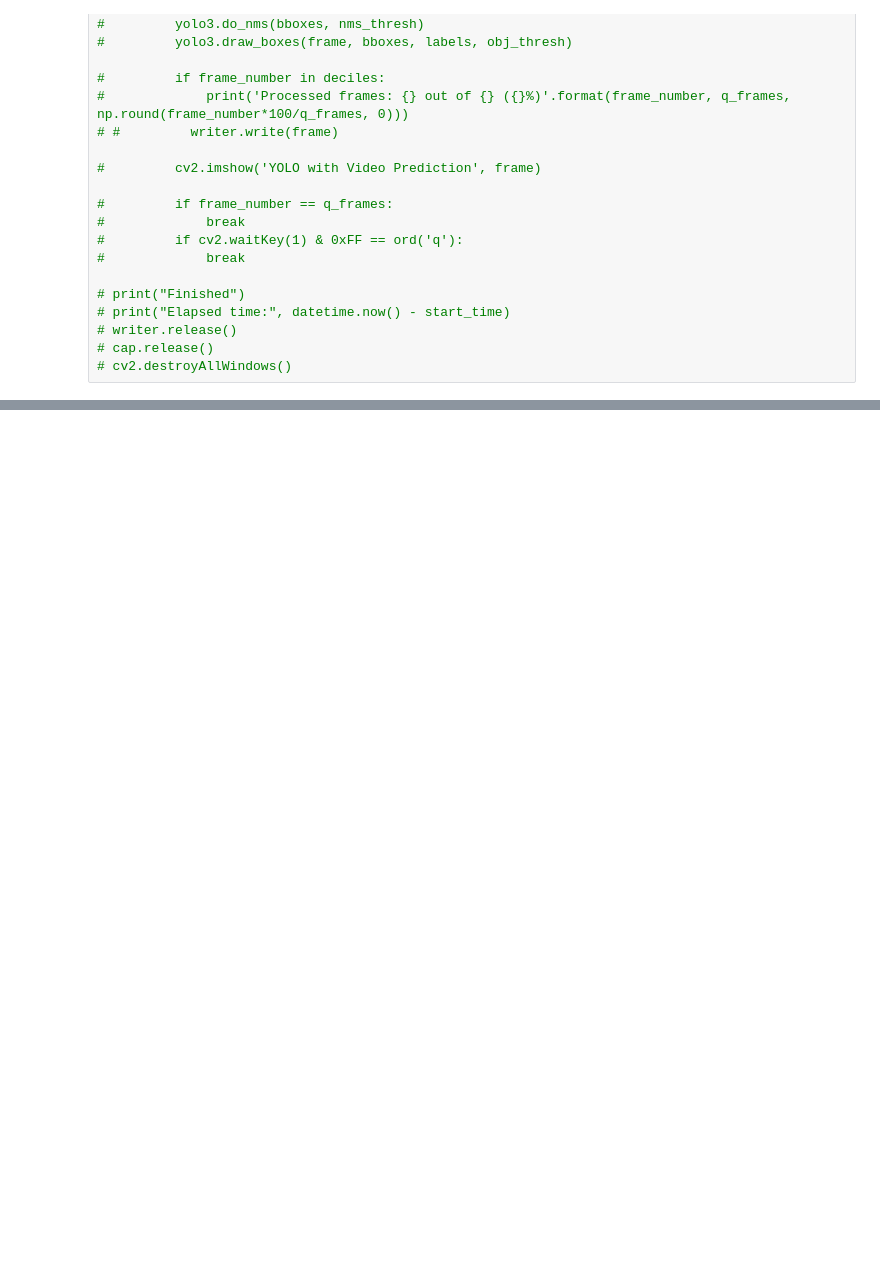
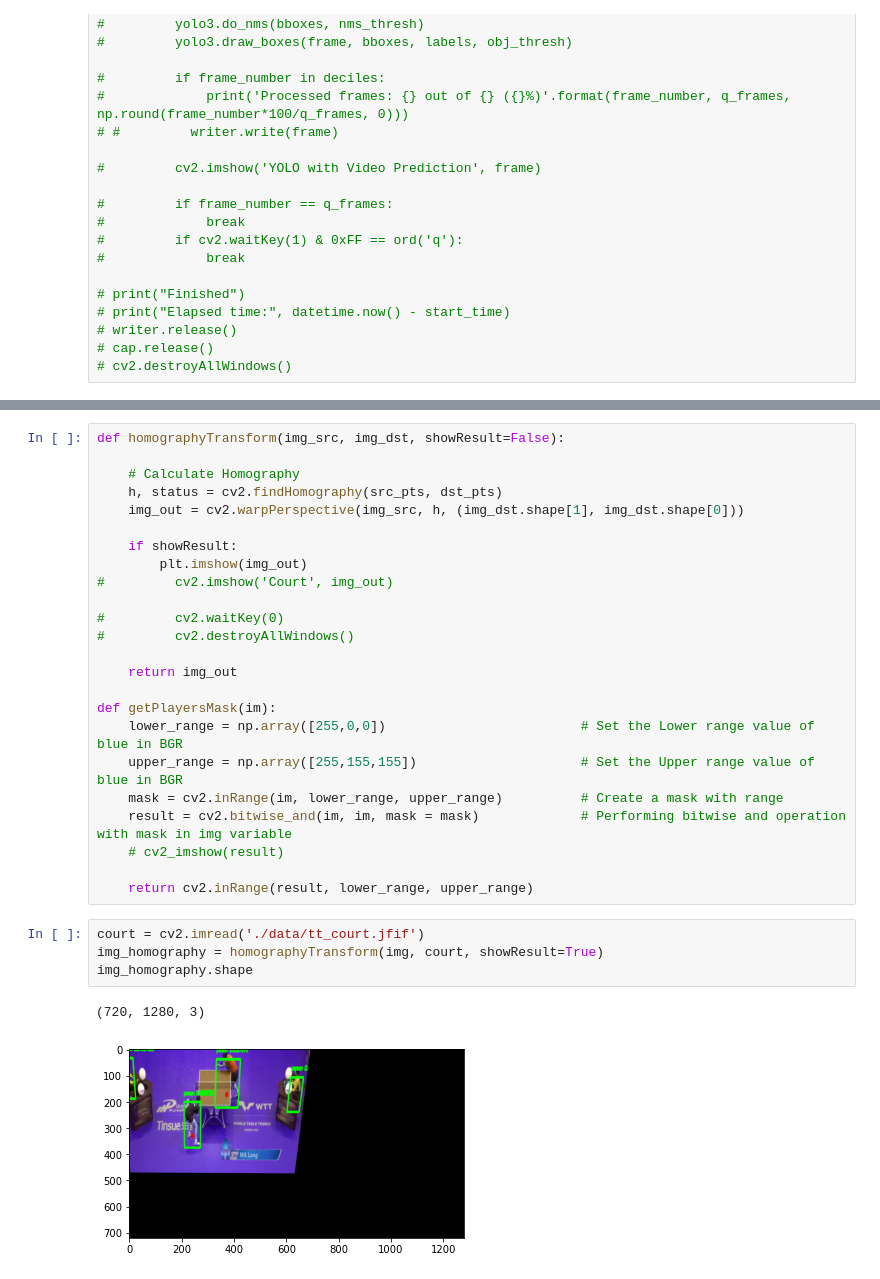
Before and after one commit to archeltaneka/table-tennis-analytics, a Jupyter notebook: table_tennis_analytic_playground.ipynb, the cells around one changed output, grey strips where cells are left out. Cells and saved outputs as stored; diff of their text form; blank space fills up the shorter version.

```diff
--- a/table_tennis_analytic_playground.ipynb
+++ b/table_tennis_analytic_playground.ipynb
@@ -497,0 +197,31 @@ cv2.destroyAllWindows()
+# %%
+def homographyTransform(img_src, img_dst, showResult=False):
+
+    # Calculate Homography
+    h, status = cv2.findHomography(src_pts, dst_pts)
+    img_out = cv2.warpPerspective(img_src, h, (img_dst.shape[1], img_dst.shape[0]))
+
+    if showResult:
+        plt.imshow(img_out)
+#         cv2.imshow('Court', img_out)
+
+#         cv2.waitKey(0)
+#         cv2.destroyAllWindows()
+
+    return img_out
+
+def getPlayersMask(im):
+    lower_range = np.array([255,0,0])                         # Set the Lower range value of blue in BGR
+    upper_range = np.array([255,155,155])                     # Set the Upper range value of blue in BGR
+    mask = cv2.inRange(im, lower_range, upper_range)          # Create a mask with range
+    result = cv2.bitwise_and(im, im, mask = mask)             # Performing bitwise and operation with mask in img variable
+    # cv2_imshow(result)
+
+    return cv2.inRange(result, lower_range, upper_range)
+# %%
+court = cv2.imread('./data/tt_court.jfif')
+img_homography = homographyTransform(img, court, showResult=True)
+img_homography.shape
+# %% [output]
+(720, 1280, 3)
+[figure, added]
```
Also changed, not shown: parts of 29 cells of this notebook, 2 other files.
